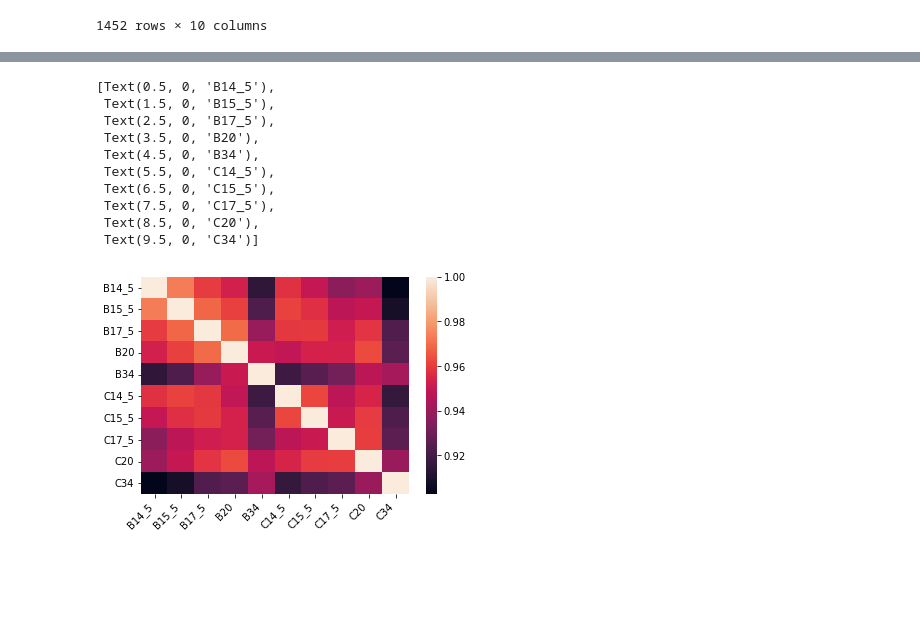
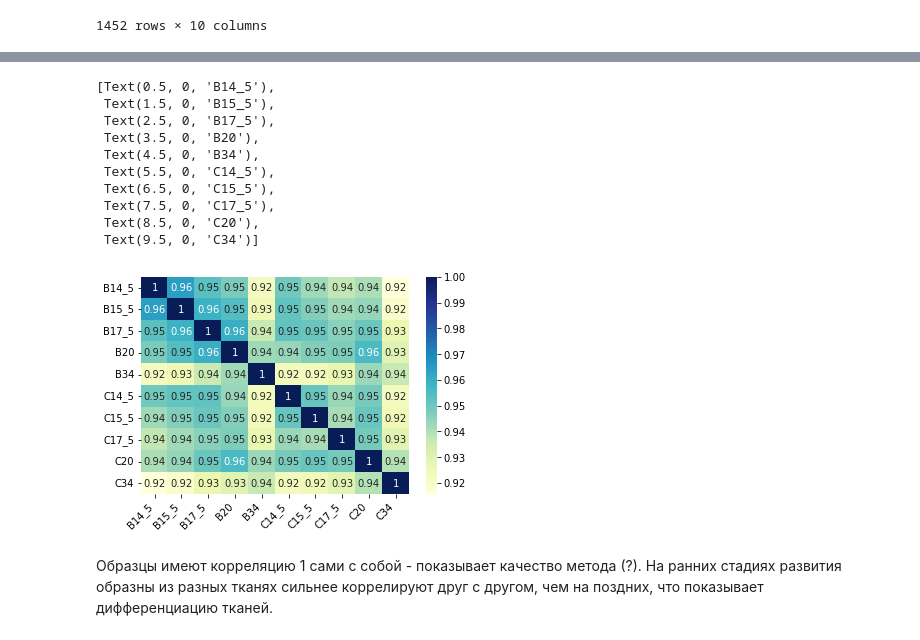
Before and after one commit to eentartetekunst/NGS_bioinformatics, a Jupyter notebook: HW2_subread_pca.ipynb, the cells around one changed output, grey strips where cells are left out. Cells and saved outputs as stored; diff of their text form; code cells hidden in the pictures; blank space fills up the shorter version.

```diff
--- a/HW2_subread_pca.ipynb
+++ b/HW2_subread_pca.ipynb
@@ -81,6 +286,8 @@ done
 # build gtf annotation of reads
 
 %%shell
+reads_list='C14.5 B34 B14.5 C15.5 C17.5 B17.5 C34 B20 B15.5 C20'
+
 for i in ${reads_list}
 do stringtie -o ${i}.annotation.gtf -G Mus_musculus.GRCm39.107.gtf ${i}.s.bam
 done
@@ -246,4 +481,4 @@ df
 for i in colnames:
   df[i] = df[i].astype(int) # convert dtype object to int
 # %%
-df = df.loc[~(df==0).all(axis=1)] # remove gene with zero read count in each of the samples
+# df = df.loc[~(df==0).all(axis=1)] # remove gene with zero read count in each of the samples
@@ -250,19 +512,21 @@ df = df.loc[~(df==0).all(axis=1)] # remove gene with zero read count in each of
 # %%
-ax = sns.heatmap(df.corr(method='spearman'))
+ax = sns.heatmap(df.corr(method='spearman'), cmap="YlGnBu", annot=True)
 
 ax.set_xticklabels(
     ax.get_xticklabels(),
     rotation=45,
     horizontalalignment='right')
 # %% [output]
 [Text(0.5, 0, 'B14_5'),
  Text(1.5, 0, 'B15_5'),
  Text(2.5, 0, 'B17_5'),
  Text(3.5, 0, 'B20'),
  Text(4.5, 0, 'B34'),
  Text(5.5, 0, 'C14_5'),
  Text(6.5, 0, 'C15_5'),
  Text(7.5, 0, 'C17_5'),
  Text(8.5, 0, 'C20'),
  Text(9.5, 0, 'C34')]
-[figure, old version]
+[figure, new version]
+# %% [markdown]
+Образцы имеют корреляцию 1 сами с собой - показывает качество метода (?). На ранних стадиях развития образны из разных тканях сильнее коррелируют друг с другом, чем на поздних, что показывает дифференциацию тканей.
```
Also changed, not shown: parts of 37 cells of this notebook.
